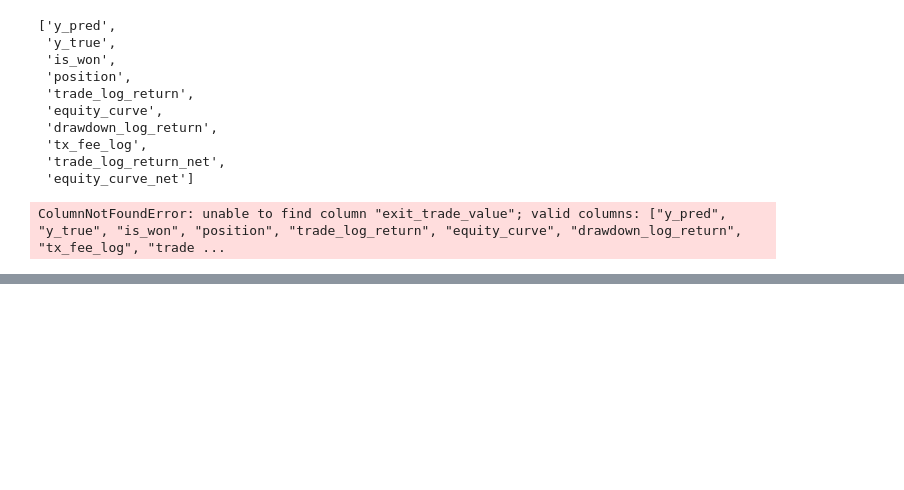
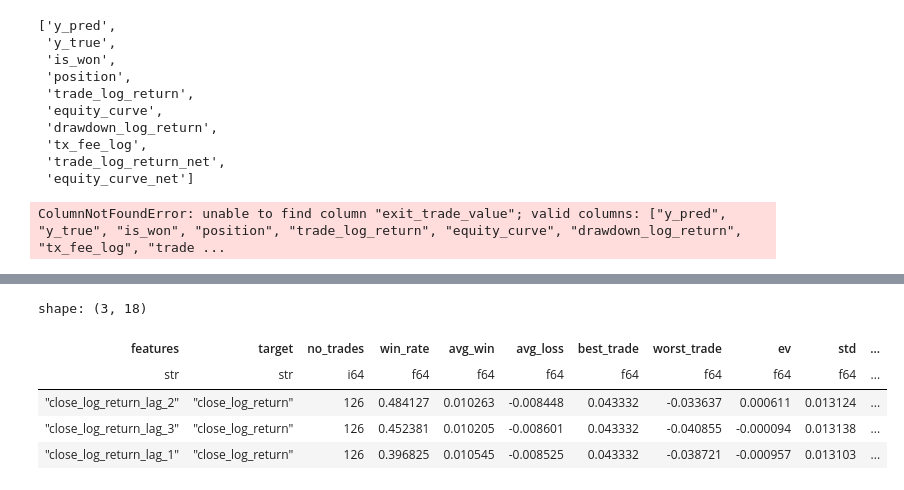
Before and after one commit to JadenGrossbaum/Research, a Jupyter notebook: video1.ipynb, the cells around one changed output, grey strips where cells are left out. Cells and saved outputs as stored; diff of their text form; code cells hidden in the pictures; blank space fills up the shorter version.

Commit message:
Building final ML model

```diff
--- a/video1.ipynb
+++ b/video1.ipynb
@@ -680,0 +719,11 @@ ColumnNotFoundError: unable to find column "exit_trade_value"; valid columns: ["
+# %%
+target = 'close_log_return'
+feature_pool = [f'{target}_lag_{i}' for i in range(1, no_lags + 1)]
+research.benchmark_linear_models(ts.drop_nulls(), target, feature_pool, annualized_rate, loss=nn.HuberLoss())
+# %% [output]
+shape: (3, 18)
+| features | target | no_trades | win_rate | avg_win | avg_loss | best_trade | worst_trade | ev | std | ... |
+| str | str | i64 | f64 | f64 | f64 | f64 | f64 | f64 | f64 | ... |
+| "close_log_return_lag_2" | "close_log_return" | 126 | 0.484127 | 0.010263 | -0.008448 | 0.043332 | -0.033637 | 0.000611 | 0.013124 | ... |
+| "close_log_return_lag_3" | "close_log_return" | 126 | 0.452381 | 0.010205 | -0.008601 | 0.043332 | -0.040855 | -0.000094 | 0.013138 | ... |
+| "close_log_return_lag_1" | "close_log_return" | 126 | 0.396825 | 0.010545 | -0.008525 | 0.043332 | -0.038721 | -0.000957 | 0.013103 | ... |
```
Also changed, not shown: parts of 11 cells of this notebook.
